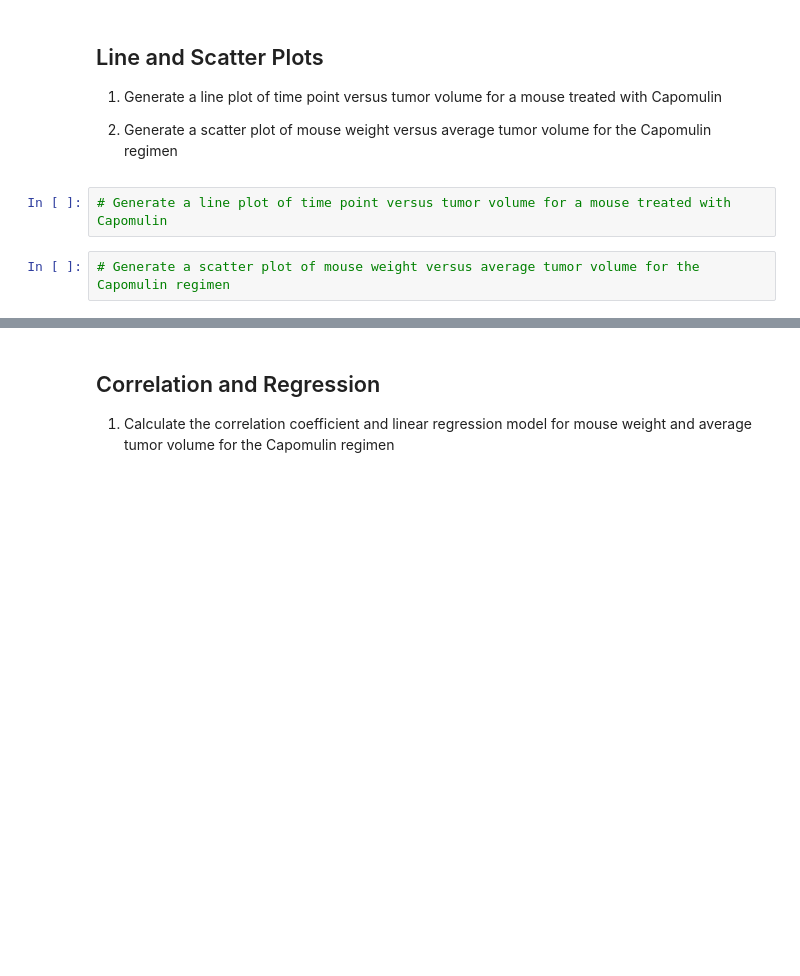
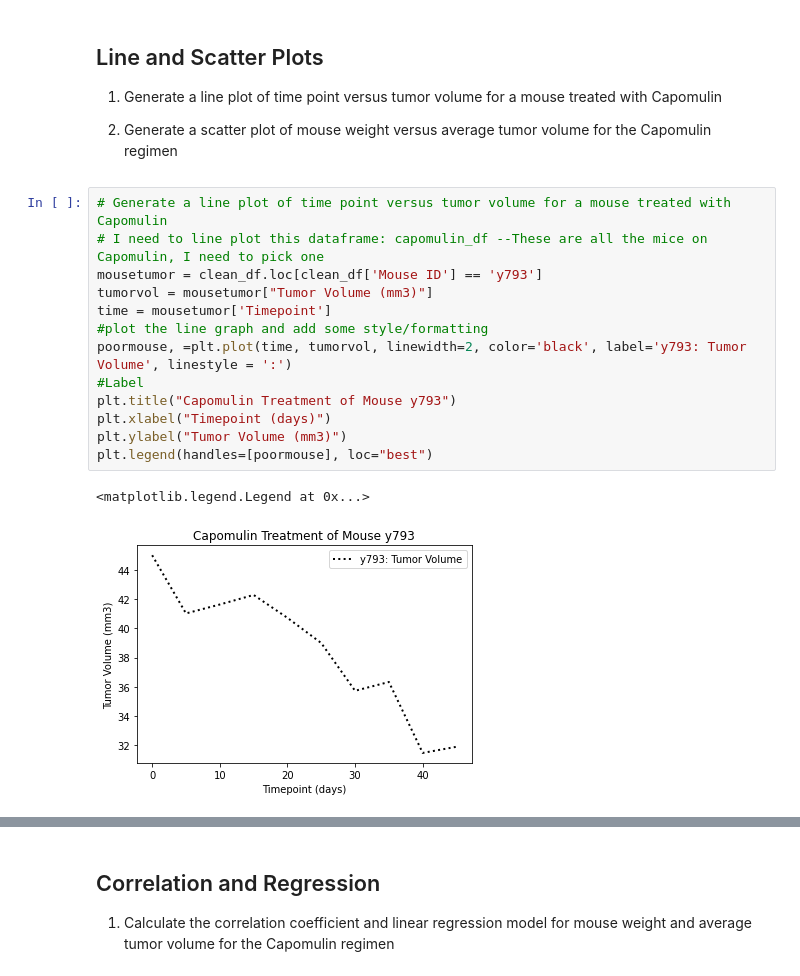
Before and after one commit to nbolt1989/matplotlib_challenge, a Jupyter notebook: Pymaceuticals.ipynb, the cells around one changed output, grey strips where cells are left out. Drawn from its saved outputs; the diff is of its cells as text; blank space fills up the shorter version.

```diff
--- a/Pymaceuticals.ipynb
+++ b/Pymaceuticals.ipynb
@@ -369,7 +378,19 @@ Text(0.5, 0, 'Drug Regimens')
 1) Generate a line plot of time point versus tumor volume for a mouse treated with Capomulin
 
 2) Generate a scatter plot of mouse weight versus average tumor volume for the Capomulin regimen
-# %%
-# Generate a line plot of time point versus tumor volume for a mouse treated with Capomulin
-# %%
-# Generate a scatter plot of mouse weight versus average tumor volume for the Capomulin regimen
+# %%
+# Generate a line plot of time point versus tumor volume for a mouse treated with Capomulin
+# I need to line plot this dataframe: capomulin_df --These are all the mice on Capomulin, I need to pick one
+mousetumor = clean_df.loc[clean_df['Mouse ID'] == 'y793']
+tumorvol = mousetumor["Tumor Volume (mm3)"]
+time = mousetumor['Timepoint']
+#plot the line graph and add some style/formatting
+poormouse, =plt.plot(time, tumorvol, linewidth=2, color='black', label='y793: Tumor Volume', linestyle = ':')
+#Label
+plt.title("Capomulin Treatment of Mouse y793")
+plt.xlabel("Timepoint (days)")
+plt.ylabel("Tumor Volume (mm3)")
+plt.legend(handles=[poormouse], loc="best")
+# %% [output]
+<matplotlib.legend.Legend at 0x...>
+[figure, added]
```
Also changed, not shown: parts of 9 cells of this notebook.
